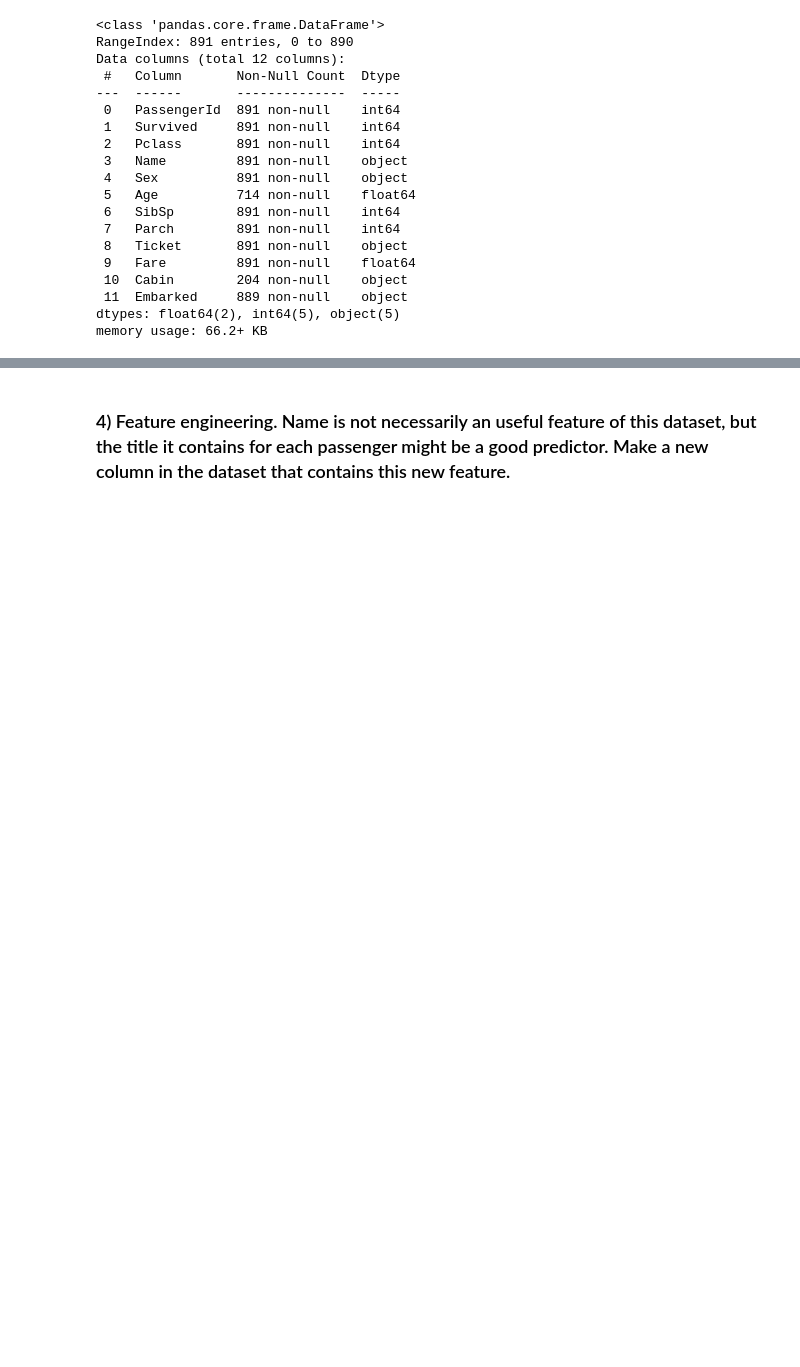
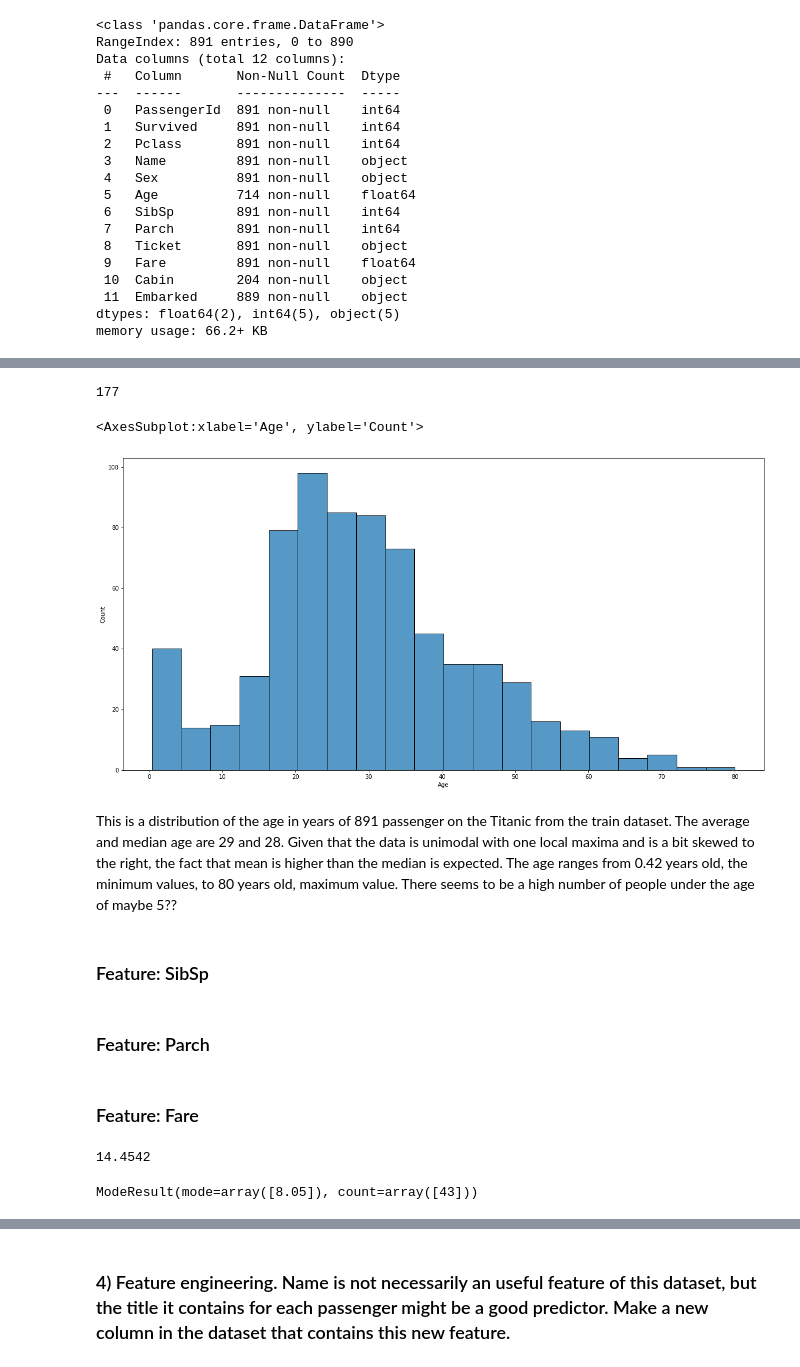
Before and after one commit to LauraZM9/Titanic-Kaggle, a Jupyter notebook: Titanic-EDA.ipynb, the cells around one changed output, grey strips where cells are left out. Saved outputs shown, nothing was run; the diff lists cells and outputs as text; code cells hidden in the pictures; blank space fills up the shorter version.

```diff
--- a/Titanic-EDA.ipynb
+++ b/Titanic-EDA.ipynb
@@ -165,0 +177,29 @@ sns.countplot(data=train, x="Sex", hue="Pclass")
+# %%
+# missing values
+df["Age"].isnull().sum()
+# %% [output]
+177
+# %%
+# looking at the distribution of the data
+# sns.displot(train, x="Age", kind="kde")
+fig = plt.subplots(figsize=(20,10))
+sns.histplot(df, x="Age")
+# %% [output]
+<AxesSubplot:xlabel='Age', ylabel='Count'>
+[figure, added]
+# %% [markdown]
+This is a distribution of the age in years of 891 passenger on the Titanic from the train dataset. The average and median age are 29 and 28. Given that the data is unimodal with one local maxima and is a bit skewed to the right, the fact that mean is higher than the median is expected. The age ranges from 0.42 years old, the minimum values, to 80 years old, maximum value. There seems to be a high number of people under the age of maybe 5??
+# %% [markdown]
+### Feature: SibSp
+# %% [markdown]
+### Feature: Parch
+# %% [markdown]
+### Feature: Fare
+# %%
+df["Fare"].median()
+# %% [output]
+14.4542
+# %%
+stats.mode(df["Fare"])
+# %% [output]
+ModeResult(mode=array([8.05]), count=array([43]))
```
Also changed, not shown: parts of 40 cells of this notebook.
